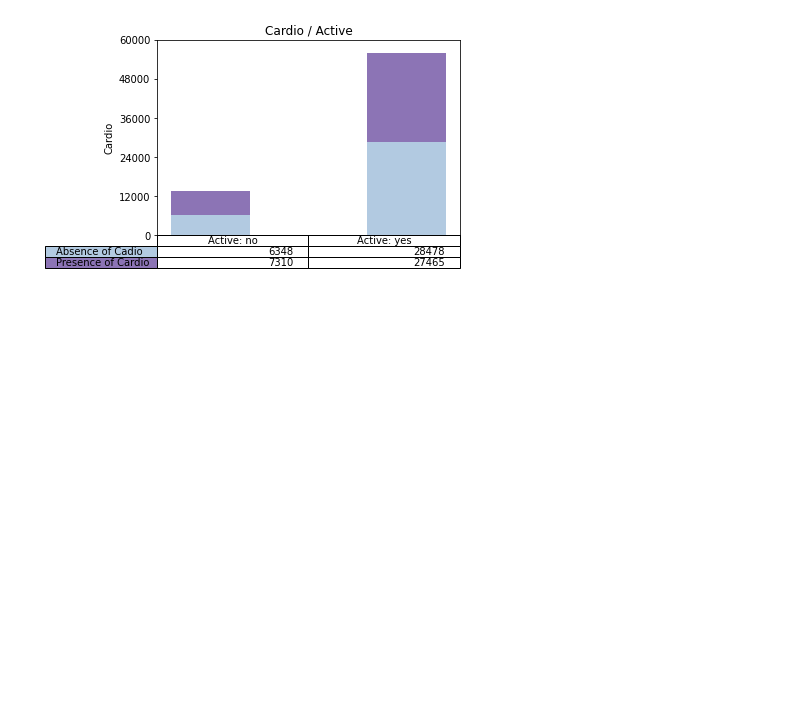
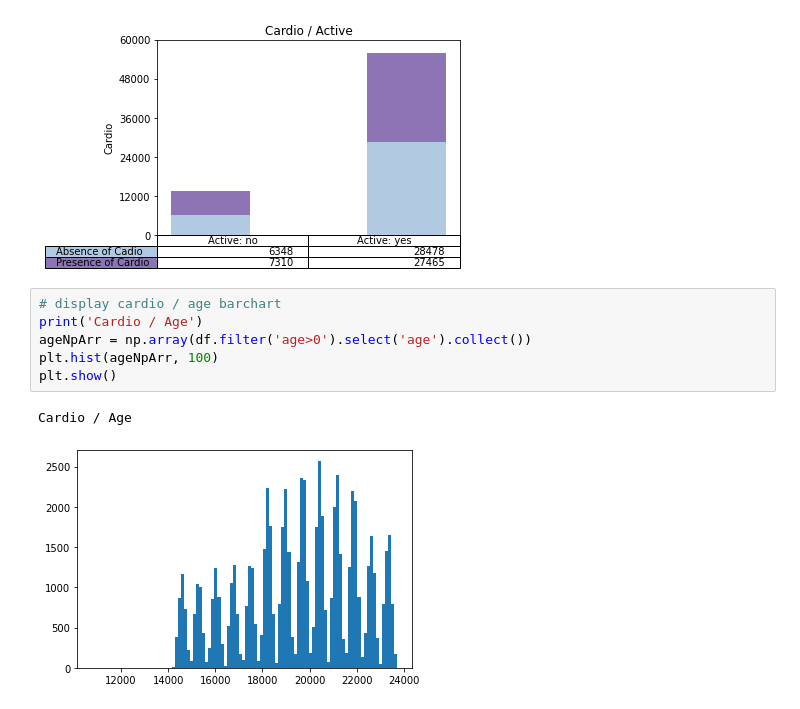
Before and after one commit to dsy401/INFOSYS-722-BDAS, a Jupyter notebook: cardio_disease_prediction.ipynb, the cells around one changed output. Cells and saved outputs as stored; diff of their text form; blank space fills up the shorter version.

```diff
--- a/cardio_disease_prediction.ipynb
+++ b/cardio_disease_prediction.ipynb
@@ -200,3 +200,12 @@ y_label="Cardio"
 plotCategoryFeature(data, columns,rows,x_label,y_label)
 # %% [output]
 [figure]
+# %%
+# display cardio / age barchart
+print('Cardio / Age')
+ageNpArr = np.array(df.filter('age>0').select('age').collect())
+plt.hist(ageNpArr, 100)
+plt.show()
+# %% [output]
+Cardio / Age
+[figure, added]
```
Also changed, not shown: parts of 25 cells of this notebook.
